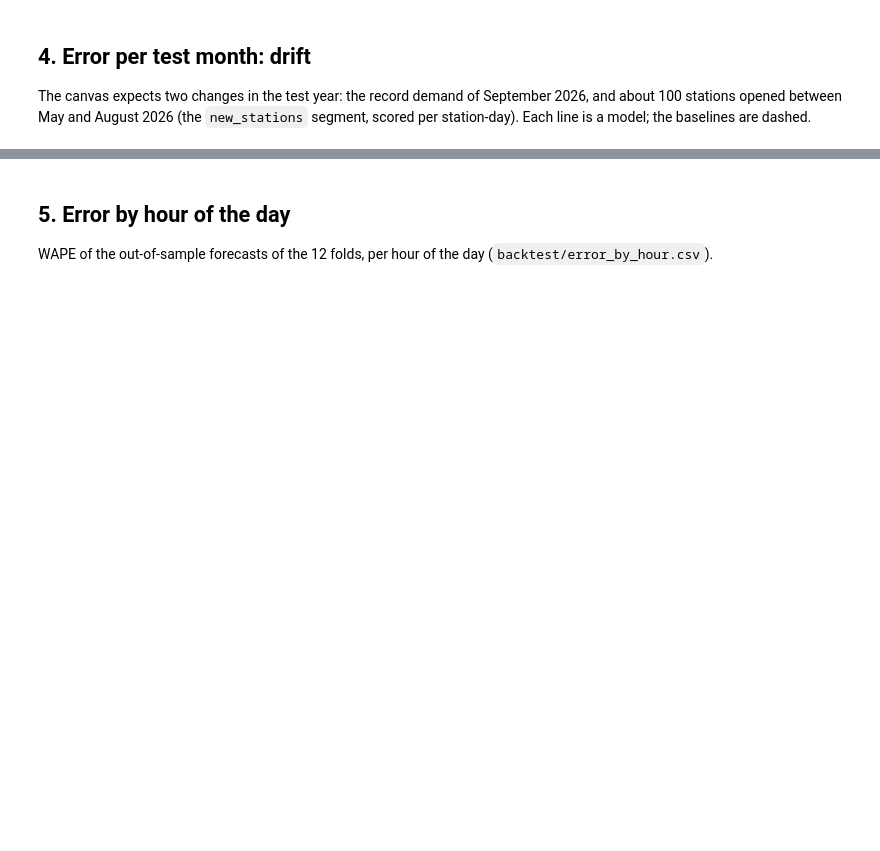
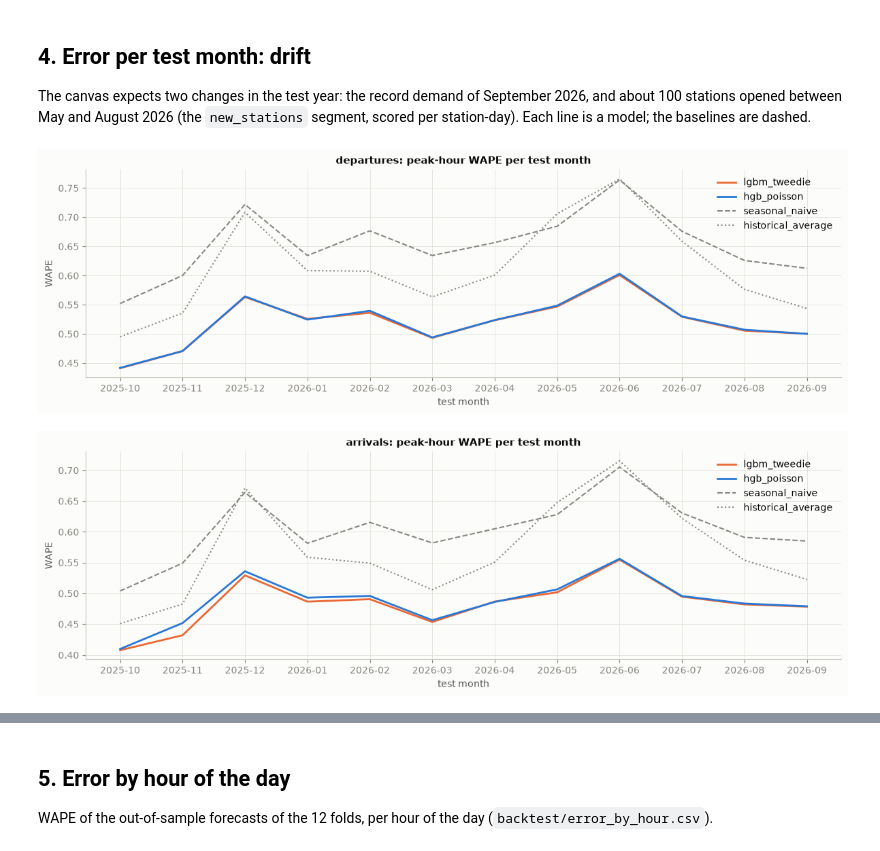
Before and after one commit to CarlosHeinze/MLOps_Team2, a Jupyter notebook: notebooks/2.04-team2-model-evaluation.ipynb, the cells around one changed output, grey strips where cells are left out. Drawn from its saved outputs; the diff is of its cells as text; code cells hidden in the pictures; blank space fills up the shorter version.

```diff
--- a/notebooks/2.04-team2-model-evaluation.ipynb
+++ b/notebooks/2.04-team2-model-evaluation.ipynb
@@ -226,20 +294,23 @@ The canvas expects two changes in the test year: the record demand of September
 # %%
 for target in TARGETS:
     by_month = pd.DataFrame(
         {
-            name: table[(table["target"] == target) & (table["segment"] == "peak")].set_index(FOLD)[
-                "wape"
-            ]
+            name: table[(table["target"] == target) & (table["segment"] == "peak")].set_index(
+                FOLD
+            )["wape"]
             for name, table in fold_tables.items()
         }
     )
     plots.plot_lines(
         by_month,
         f"{target}: peak-hour WAPE per test month",
         "WAPE",
         "test month",
         muted=list(BASELINES),
     )
+# %% [output]
+[figure, added]
+[figure, added]
 # %%
 forecasts = {name: pd.read_parquet(artifact(run, FORECASTS_FILE)) for name, run in runs.items()}
 first = next(iter(forecasts.values()))
```
Also changed, not shown: parts of 26 cells of this notebook.
